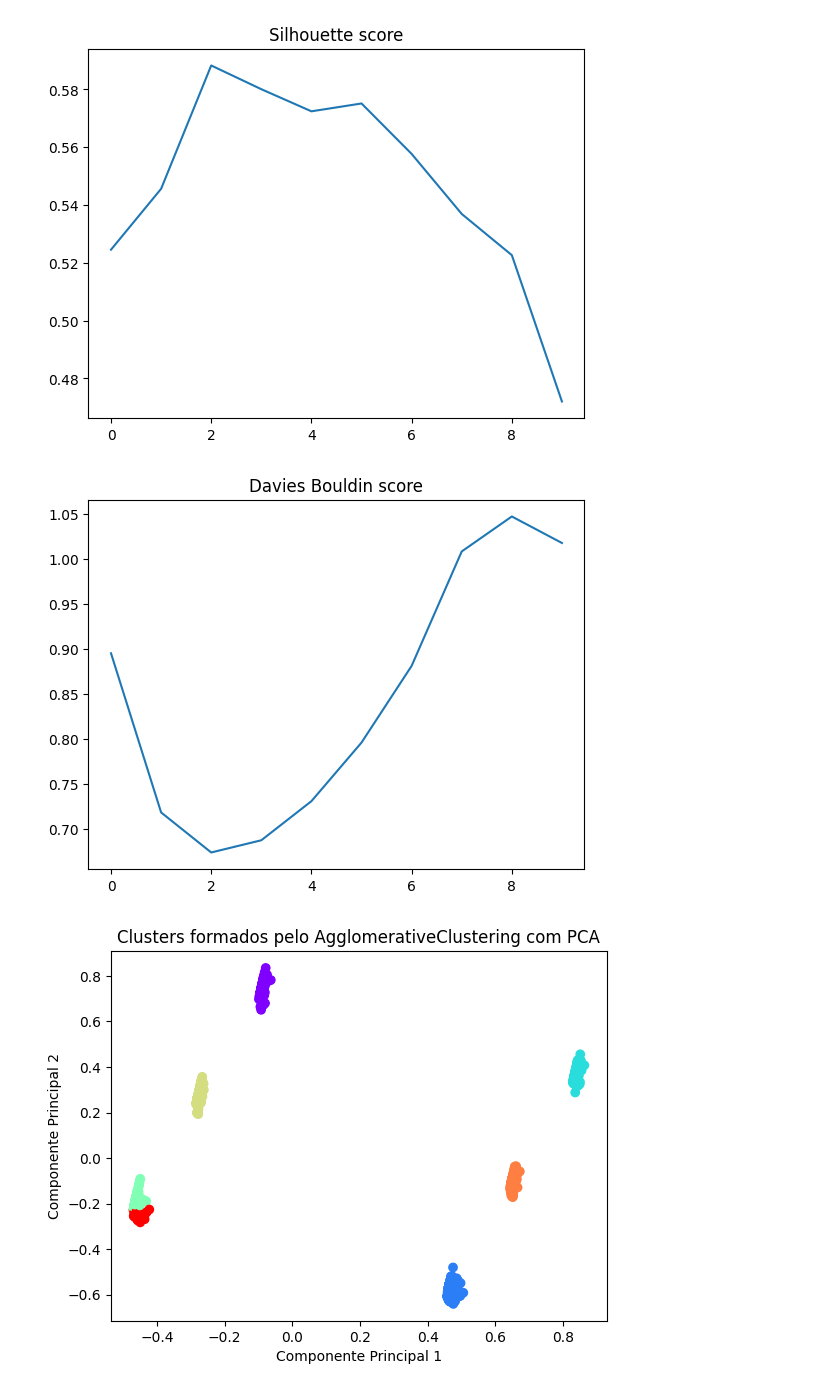
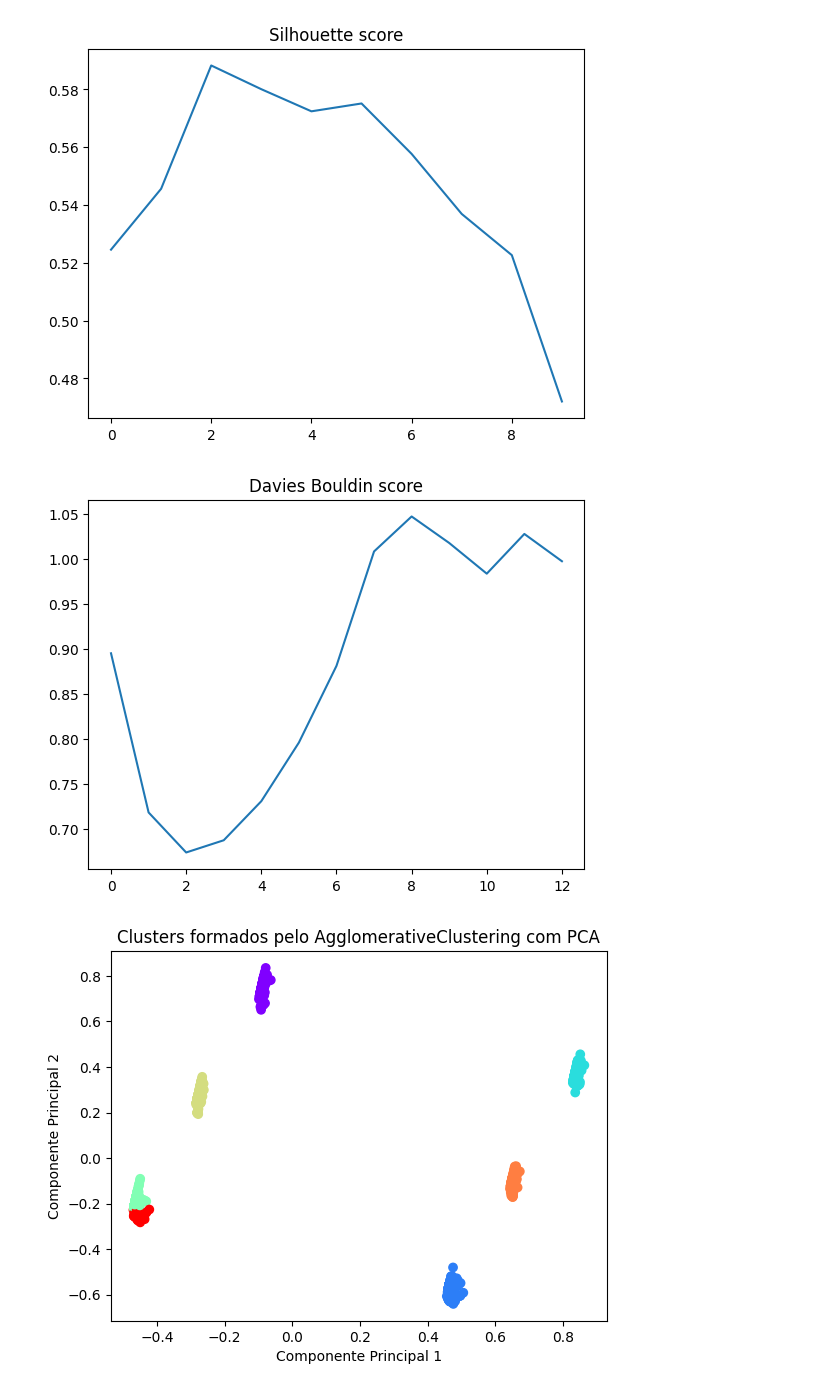
Before and after one commit to marcello10/Agrupamento_Hierarquico, a Jupyter notebook: hierachical_clustering.ipynb, the cells around one changed output. Cells and saved outputs as stored; diff of their text form; code cells hidden in the pictures.

```diff
--- a/hierachical_clustering.ipynb
+++ b/hierachical_clustering.ipynb
@@ -237,18 +237,18 @@ plt.show()
 # %% [output]
 [figure]
 # %%
-max_cluster = 12
+max_cluster = 15
 cluster_davies_series = []
 for i in range(2,max_cluster):
     # Suponha que você queira formar 4 clusters
     clusters = fcluster(Z, i, criterion='maxclust')
     davies_score = davies_bouldin_score(X, clusters)
     cluster_davies_series.append(davies_score)
 plt.plot(cluster_davies_series)
 plt.title("Davies Bouldin score")
 plt.show()
 # %% [output]
-[figure, old version]
+[figure, new version]
 # %%
 
 # Aplique AgglomerativeClustering
```
